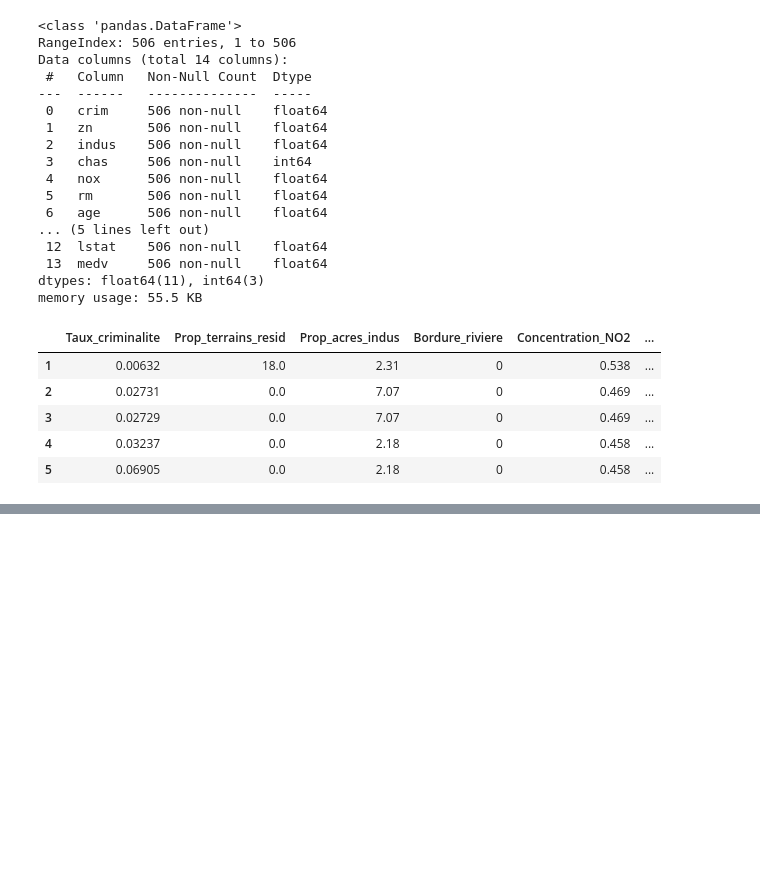
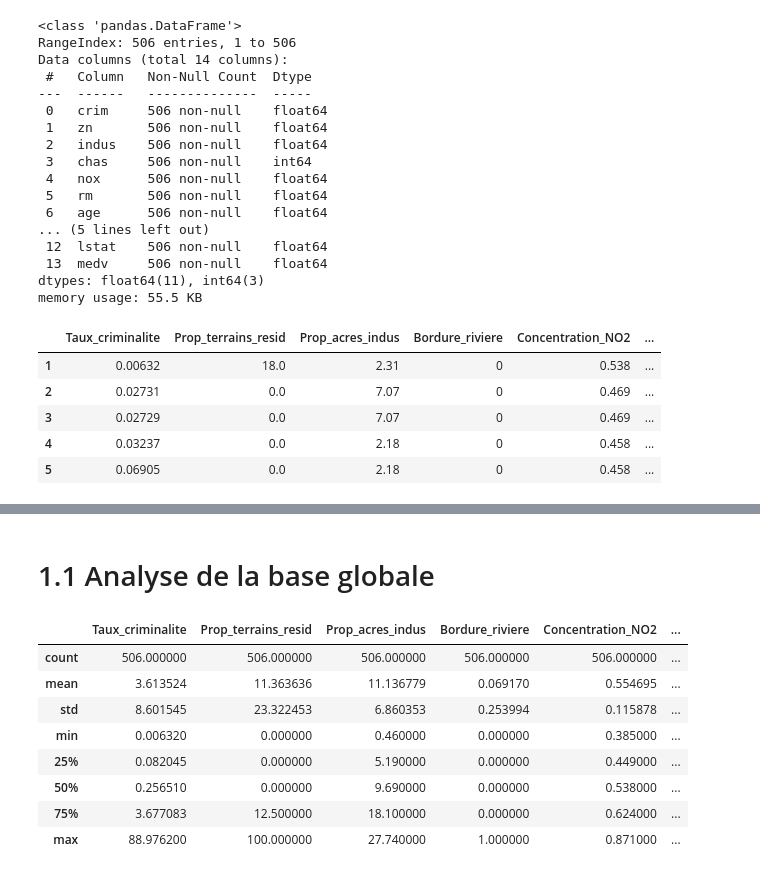
Before and after one commit to tchongwangbakayoko619-star/regression_lineaire, a Jupyter notebook: regressionlinaire.ipynb, the cells around one changed output, grey strips where cells are left out. Drawn from its saved outputs; the diff is of its cells as text; code cells hidden in the pictures; blank space fills up the shorter version.

```diff
--- a/regressionlinaire.ipynb
+++ b/regressionlinaire.ipynb
@@ -55,0 +93,15 @@ data.head()
+# %% [markdown]
+# 1.1 Analyse de la base globale
+# %%
+# resume statistique des variables
+data.describe()
+# %% [output]
+|  | Taux_criminalite | Prop_terrains_resid | Prop_acres_indus | Bordure_riviere | Concentration_NO2 | ... |
+| count | 506.000000 | 506.000000 | 506.000000 | 506.000000 | 506.000000 | ... |
+| mean | 3.613524 | 11.363636 | 11.136779 | 0.069170 | 0.554695 | ... |
+| std | 8.601545 | 23.322453 | 6.860353 | 0.253994 | 0.115878 | ... |
+| min | 0.006320 | 0.000000 | 0.460000 | 0.000000 | 0.385000 | ... |
+| 25% | 0.082045 | 0.000000 | 5.190000 | 0.000000 | 0.449000 | ... |
+| 50% | 0.256510 | 0.000000 | 9.690000 | 0.000000 | 0.538000 | ... |
+| 75% | 3.677083 | 12.500000 | 18.100000 | 0.000000 | 0.624000 | ... |
+| max | 88.976200 | 100.000000 | 27.740000 | 1.000000 | 0.871000 | ... |
```
Also changed, not shown: parts of 3 cells of this notebook.
